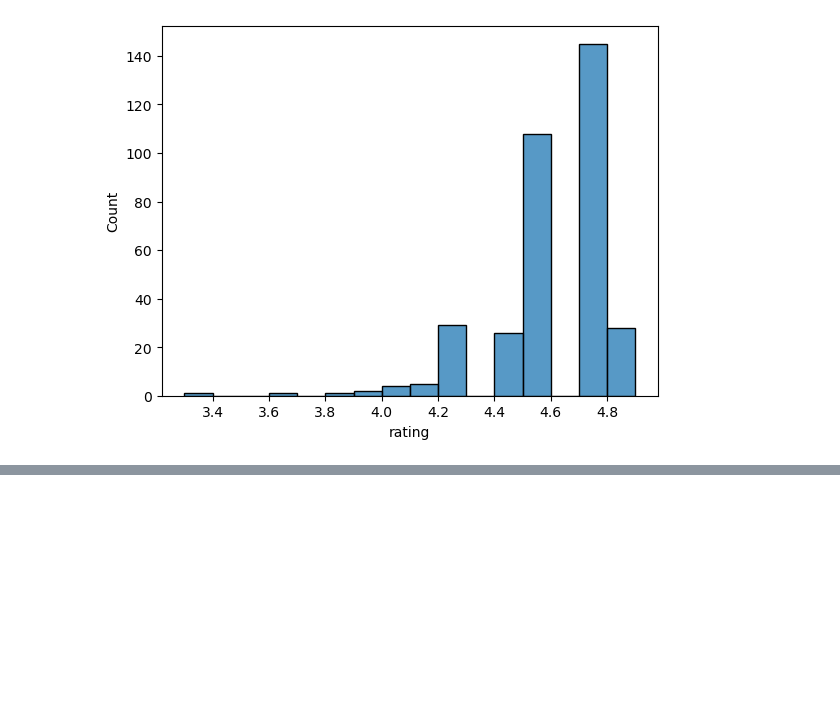
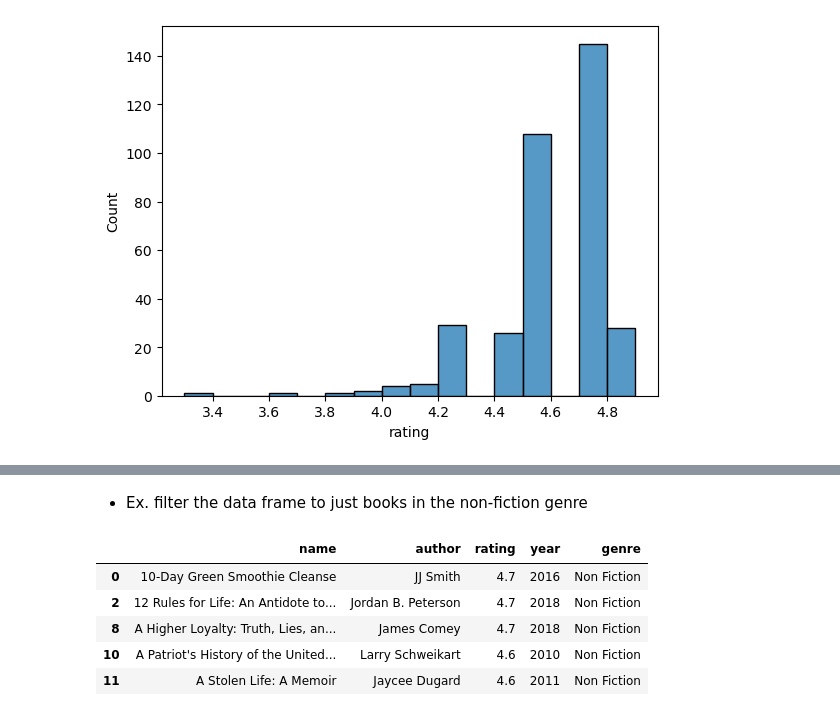
Before and after one commit to LucasFinney/data-portfolio, a Jupyter notebook: Exploratory Data Analysis in Python/Getting to Know a Dataset.ipynb, the cells around one changed output, grey strips where cells are left out. Drawn from its saved outputs; the diff is of its cells as text; code cells hidden in the pictures; blank space fills up the shorter version.

```diff
--- a/Exploratory Data Analysis in Python/Getting to Know a Dataset.ipynb
+++ b/Exploratory Data Analysis in Python/Getting to Know a Dataset.ipynb
@@ -75,0 +163,12 @@ plt.show()
+# %% [markdown]
+- Ex. filter the data frame to just books in the non-fiction genre
+# %%
+filt = books['genre'].isin(["Non Fiction"])
+books[filt].head()
+# %% [output]
+|  | name | author | rating | year | genre |
+| 0 | 10-Day Green Smoothie Cleanse | JJ Smith | 4.7 | 2016 | Non Fiction |
+| 2 | 12 Rules for Life: An Antidote to... | Jordan B. Peterson | 4.7 | 2018 | Non Fiction |
+| 8 | A Higher Loyalty: Truth, Lies, an... | James Comey | 4.7 | 2018 | Non Fiction |
+| 10 | A Patriot's History of the United... | Larry Schweikart | 4.6 | 2010 | Non Fiction |
+| 11 | A Stolen Life: A Memoir | Jaycee Dugard | 4.6 | 2011 | Non Fiction |
```
Also changed, not shown: parts of 24 cells of this notebook.
